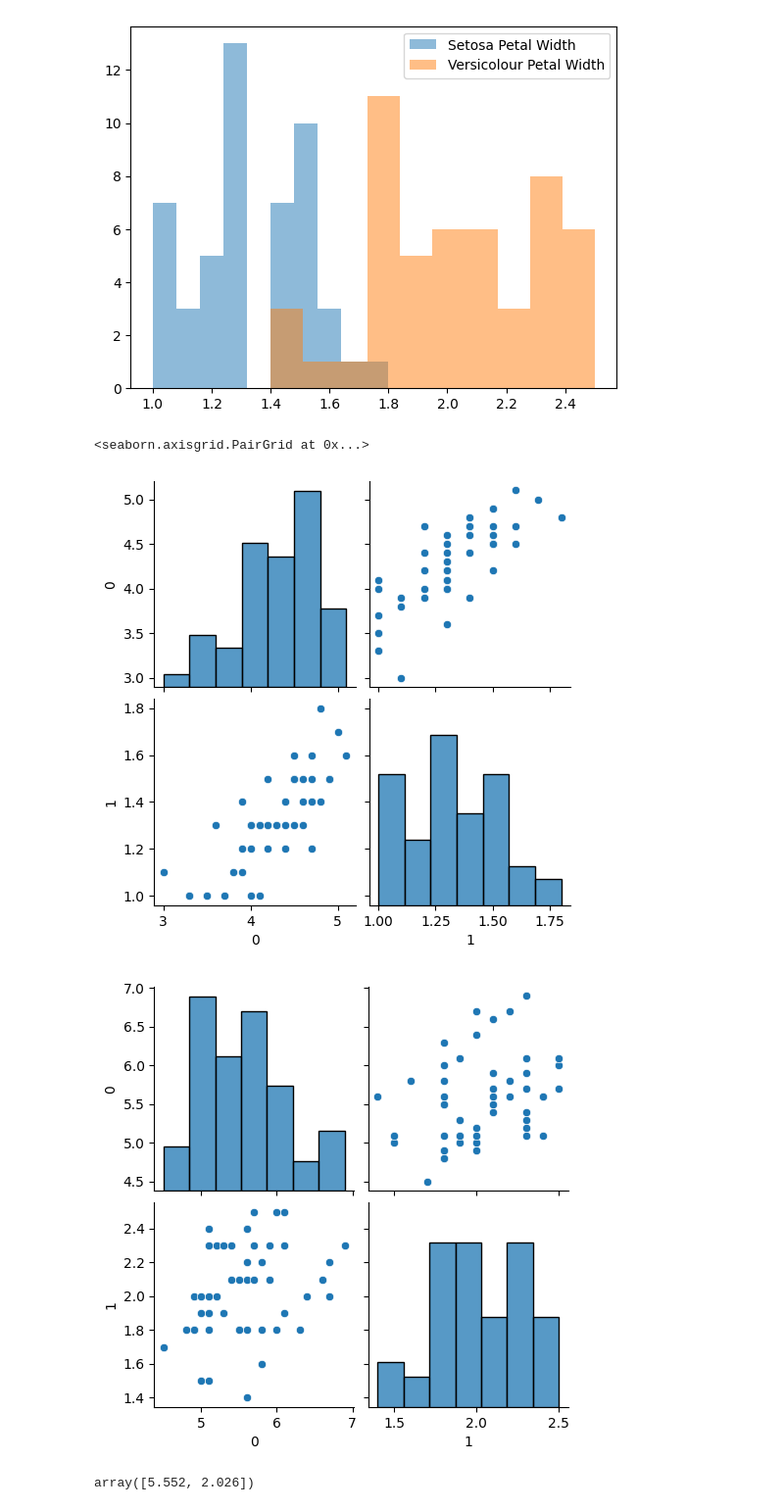
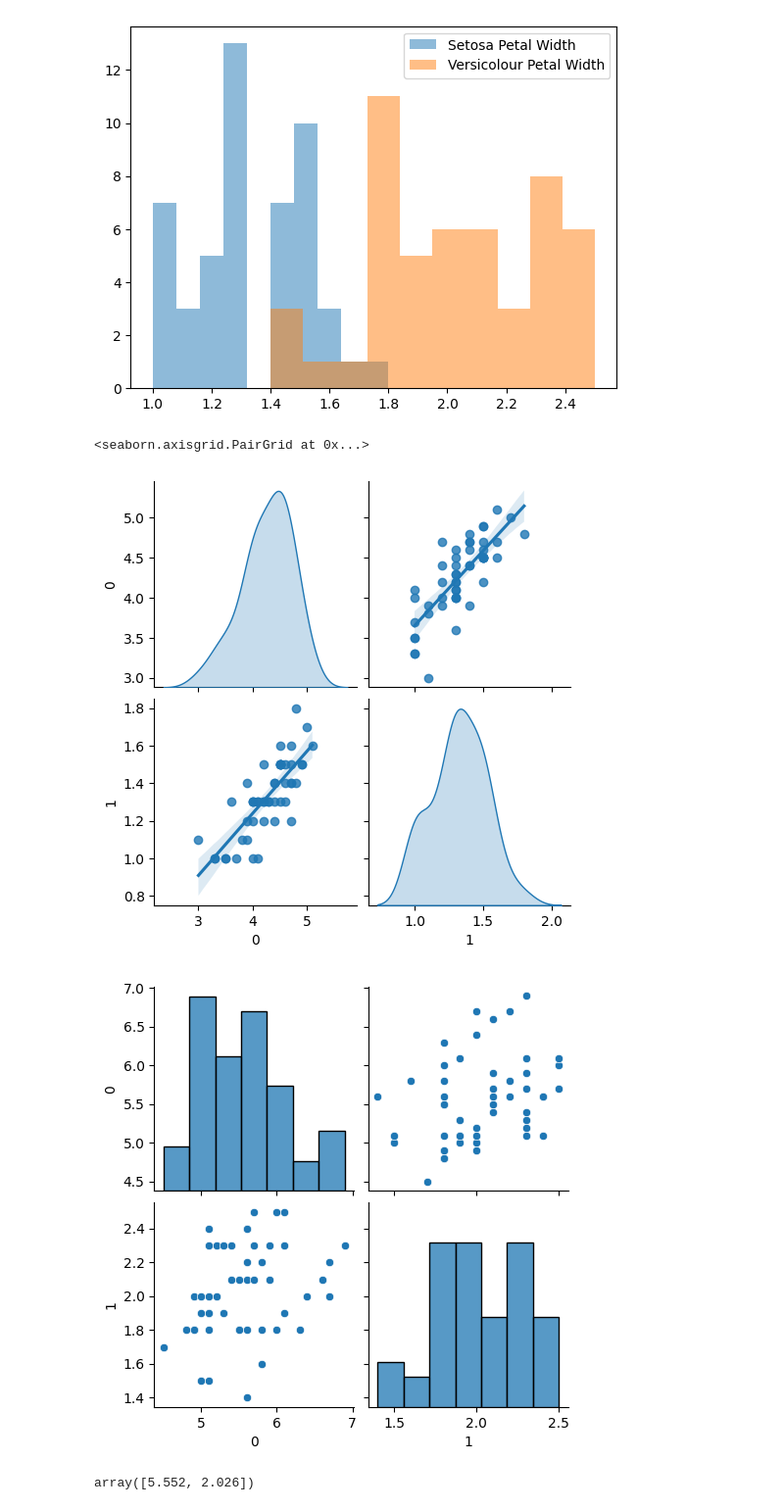
Before and after one commit to A-M-Alizadeh/Statistical-Labs, a Jupyter notebook: Stat Labs/Lab2_v6/Lab2_v6.ipynb, the cells around one changed output. Shown at 98% size. Drawn from its saved outputs; the diff is of its cells as text; code cells hidden in the pictures.

```diff
--- a/Stat Labs/Lab2_v6/Lab2_v6.ipynb
+++ b/Stat Labs/Lab2_v6/Lab2_v6.ipynb
@@ -73,11 +73,11 @@ plt.show()
 # %%
 import seaborn as sns
 import pandas as pd
-sns.pairplot(pd.DataFrame(class0))
+sns.pairplot(pd.DataFrame(class0), kind='reg', diag_kind='kde')
 sns.pairplot(pd.DataFrame(class1))
 # %% [output]
 <seaborn.axisgrid.PairGrid at 0x...>
-[figure, old version]
+[figure, new version]
 [figure]
 # %%
 class0.shape
```
Also changed, not shown: parts of 9 cells of this notebook, 1 other file.
